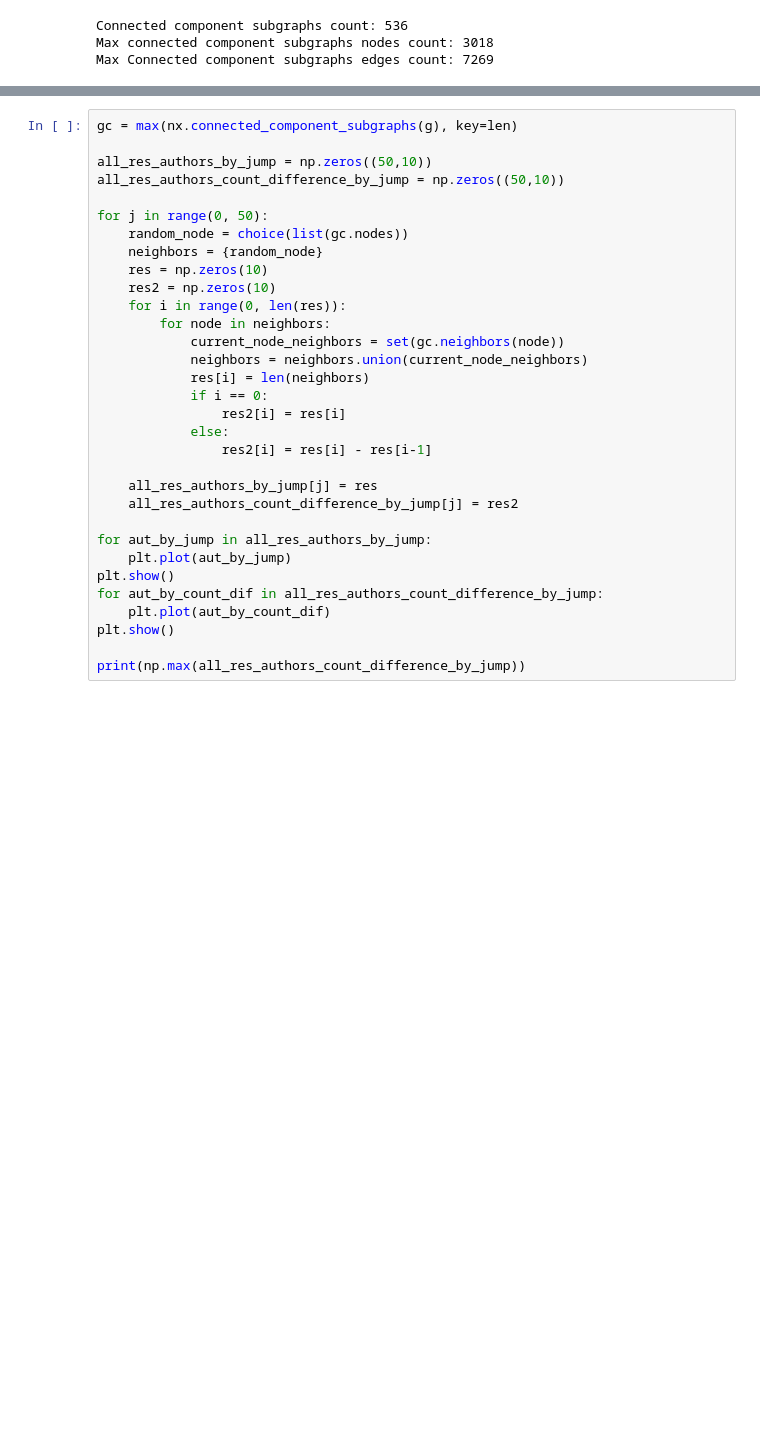
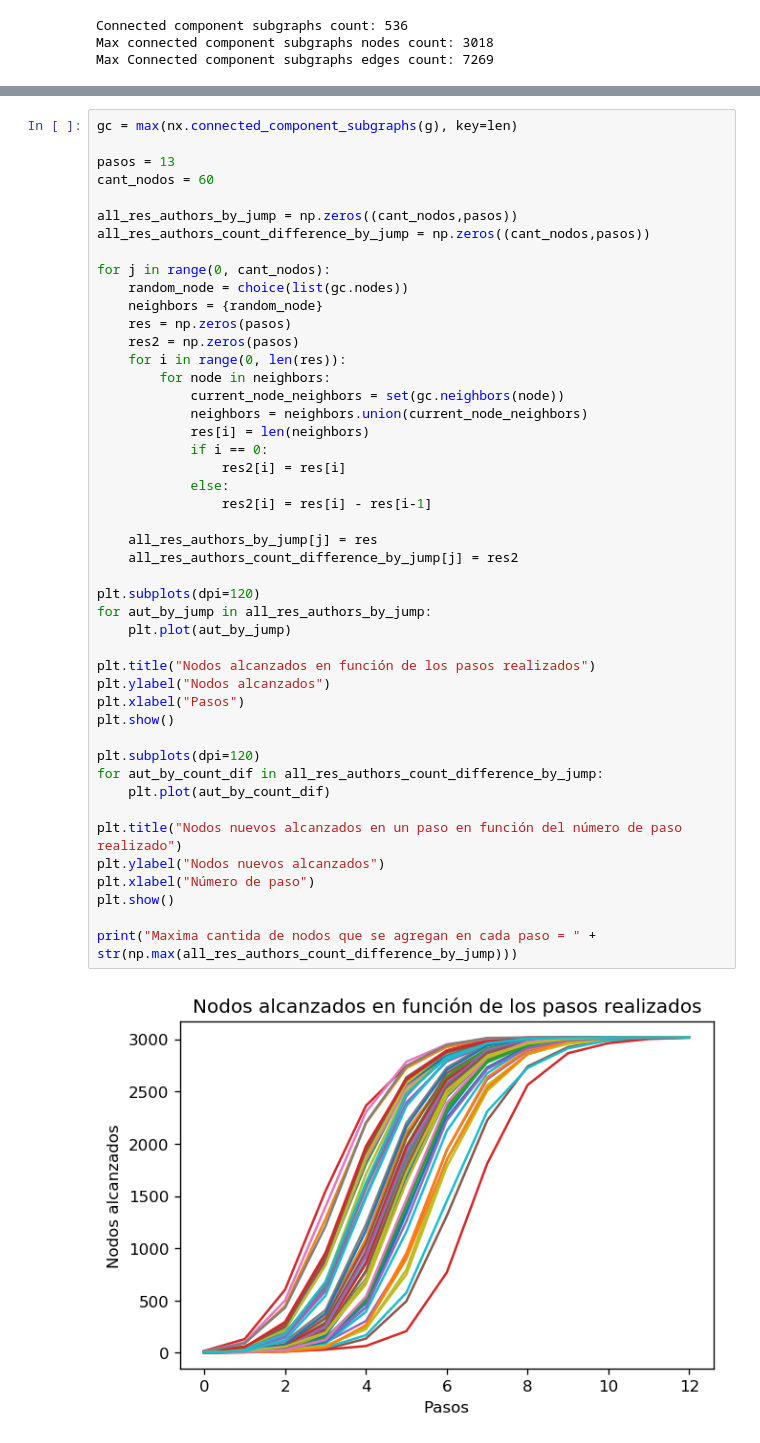
Before and after one commit to abg101/datascience, a Jupyter notebook: tp4/tp4.ipynb, the cells around one changed output, grey strips where cells are left out. Drawn from its saved outputs; the diff is of its cells as text; blank space fills up the shorter version.

```diff
--- a/tp4/tp4.ipynb
+++ b/tp4/tp4.ipynb
@@ -97,33 +147,48 @@ Max Connected component subgraphs edges count: 7269
 # %%
 gc = max(nx.connected_component_subgraphs(g), key=len)
 
-all_res_authors_by_jump = np.zeros((50,10))
-all_res_authors_count_difference_by_jump = np.zeros((50,10))
+pasos = 13
+cant_nodos = 60
 
-for j in range(0, 50):
+all_res_authors_by_jump = np.zeros((cant_nodos,pasos))
+all_res_authors_count_difference_by_jump = np.zeros((cant_nodos,pasos))
+
+for j in range(0, cant_nodos):
     random_node = choice(list(gc.nodes))
     neighbors = {random_node}
-    res = np.zeros(10)
-    res2 = np.zeros(10)
+    res = np.zeros(pasos)
+    res2 = np.zeros(pasos)
     for i in range(0, len(res)):
         for node in neighbors:
             current_node_neighbors = set(gc.neighbors(node))
             neighbors = neighbors.union(current_node_neighbors)
             res[i] = len(neighbors)
             if i == 0:
                 res2[i] = res[i]
             else:
                 res2[i] = res[i] - res[i-1]
 
     all_res_authors_by_jump[j] = res
     all_res_authors_count_difference_by_jump[j] = res2
 
+plt.subplots(dpi=120)
 for aut_by_jump in all_res_authors_by_jump:
     plt.plot(aut_by_jump)
+
+plt.title("Nodos alcanzados en función de los pasos realizados")
+plt.ylabel("Nodos alcanzados")
+plt.xlabel("Pasos")
 plt.show()
+
+plt.subplots(dpi=120)
 for aut_by_count_dif in all_res_authors_count_difference_by_jump:
     plt.plot(aut_by_count_dif)
+
+plt.title("Nodos nuevos alcanzados en un paso en función del número de paso realizado")
+plt.ylabel("Nodos nuevos alcanzados")
+plt.xlabel("Número de paso")
 plt.show()
 
-print(np.max(all_res_authors_count_difference_by_jump))
+print("Maxima cantida de nodos que se agregan en cada paso = " + str(np.max(all_res_authors_count_difference_by_jump)))
 # %% [output]
+[figure, added]
```
Also changed, not shown: parts of 28 cells of this notebook.
